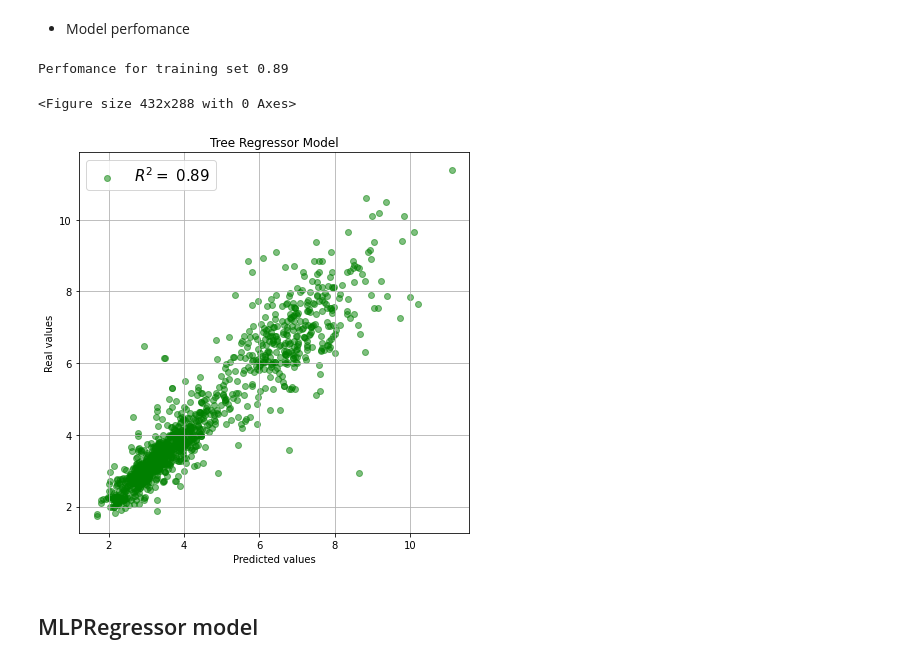
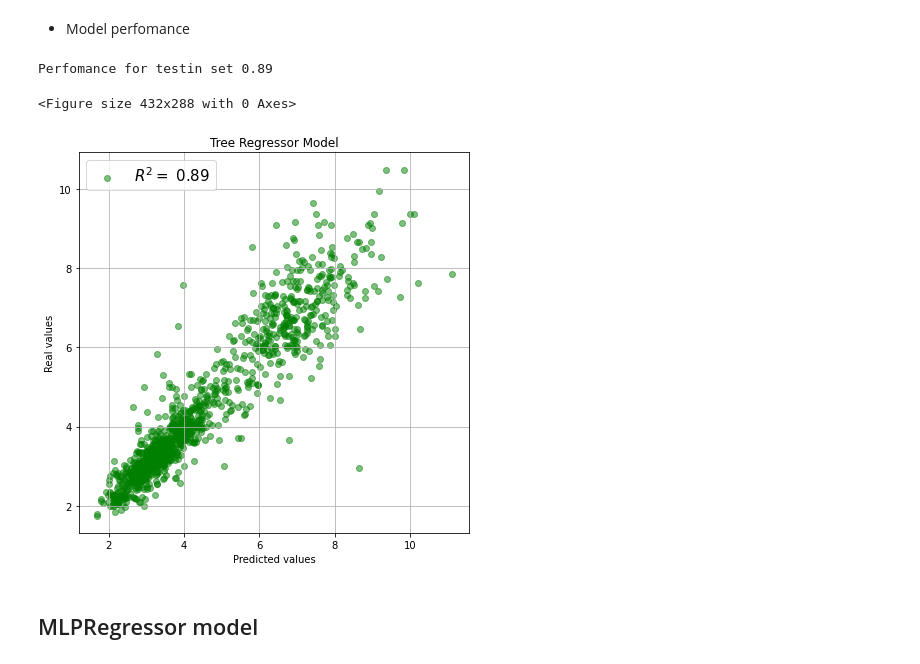
Before and after one commit to matias-dogliani/energybuild, a Jupyter notebook: Training_Testing_model.ipynb, the cells around one changed output. Saved outputs shown, nothing was run; the diff lists cells and outputs as text; code cells hidden in the pictures.

```diff
--- a/Training_Testing_model.ipynb
+++ b/Training_Testing_model.ipynb
@@ -178,29 +180,31 @@ DecisionTreeRegressor()
 # %% [markdown]
 * Model testing
 # %%
-predictions=DecTreeReg.predict(X_test)
+DTRPred=DecTreeReg.predict(X_test)
 # %% [markdown]
 * Model perfomance
 # %%
-r2=r2_score(y_test, predictions)
-print("Perfomance for training set {:.2f}".format(r2))
+DTRRMSE = (np.sqrt(mean_squared_error(y_test, DTRPred)))
+DTRR2= r2_score(y_test, DTRPred)
+DTRMAE = mean_absolute_error(y_test, DTRPred)
+print("Perfomance for testin set {:.2f}".format(DTRR2))
 # %% [output]
-Perfomance for training set 0.89
+Perfomance for testin set 0.89
 # %%
 plt.figure()
 plt.figure(figsize=(7, 7))
 plt.grid()
-plt.scatter(y_test,predictions,alpha=0.5
-        ,color='green',label=r'$R^2 = $ {:.2f}'.format(r2))
+plt.scatter(y_test,DTRPred,alpha=0.5
+        ,color='green',label=r'$R^2 = $ {:.2f}'.format(DTRR2))
 plt.title("Tree Regressor Model")
 plt.ylabel("Real values")
 plt.xlabel("Predicted values")
 plt.legend(prop={'size': 15})
 plt.savefig("./Imgs/tree_regressor_model.png",transparent=True)
 plt.show()
 # %% [output]
 <Figure size 432x288 with 0 Axes>
-[figure, old version]
+[figure, new version]
 # %% [markdown]
 ## MLPRegressor model
 # %% [markdown]
```
Also changed, not shown: parts of 15 cells of this notebook, 4 other files.
